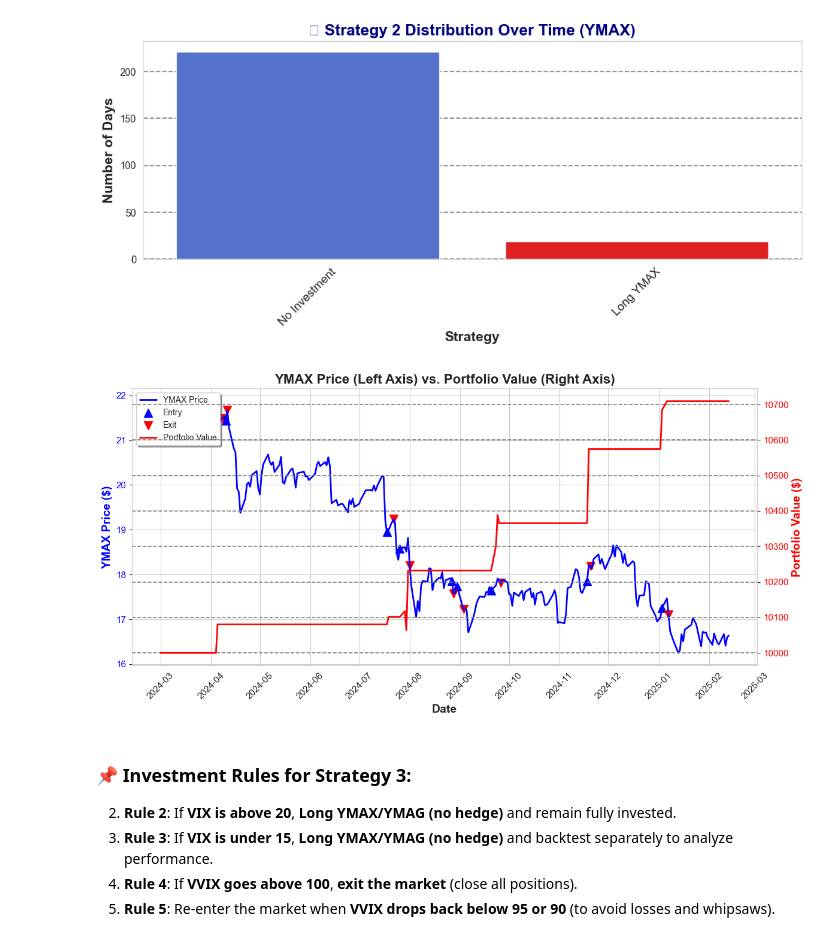
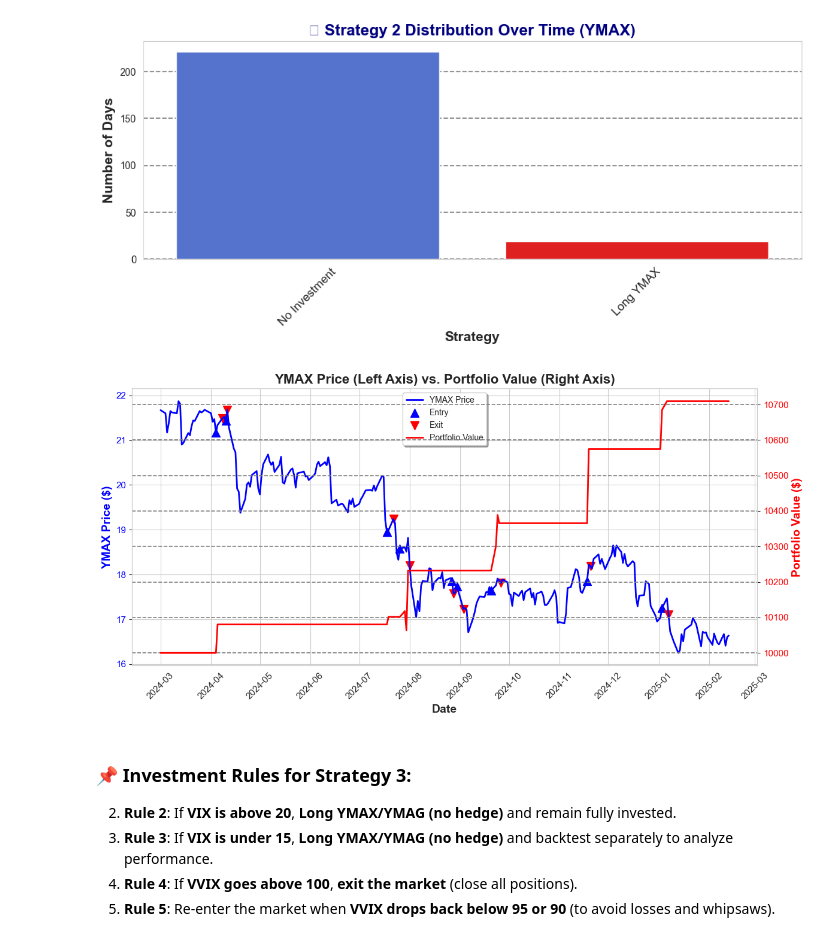
Before and after one commit to BensonMunene/Ratios-Strategy-App, a Jupyter notebook: Codes/Backtesting Strategy 2.ipynb, the cells around one changed output. Drawn from its saved outputs; the diff is of its cells as text; code cells hidden in the pictures.

```diff
--- a/Codes/Backtesting Strategy 2.ipynb
+++ b/Codes/Backtesting Strategy 2.ipynb
@@ -684,32 +687,32 @@ plt.yticks(fontsize=11)
 
 # ---------------------------------------------
 # RIGHT Y-AXIS: Plot Portfolio Value
 # ---------------------------------------------
 ax2 = ax1.twinx()  # share the same x-axis
 ax2.set_ylabel("Portfolio Value ($)", fontsize=14, fontweight="bold", color="red")
 
 line2, = ax2.plot(
     ymax_df["Date"],
     ymax_df["Portfolio_Value"],
     color="red",
     linewidth=2,
     label="Portfolio Value"
 )
 ax2.tick_params(axis='y', labelcolor="red")
 plt.yticks(fontsize=11)
 
 # ---------------------------------------------
 # STEP D: Enhance the Plot
 # ---------------------------------------------
 plt.title("YMAX Price (Left Axis) vs. Portfolio Value (Right Axis)", fontsize=16, fontweight="bold")
 plt.grid(True, linestyle="--", linewidth=1.2, color="gray")
 
 # Combine legends from both axes
 lines_1, labels_1 = ax1.get_legend_handles_labels()
 lines_2, labels_2 = ax2.get_legend_handles_labels()
-ax1.legend(lines_1 + lines_2, labels_1 + labels_2, loc="upper left", frameon=True, shadow=True)
+ax1.legend(lines_1 + lines_2, labels_1 + labels_2, loc="upper center", frameon=True, shadow=True)
 
 plt.tight_layout()
 plt.show()
 # %% [output]
-[figure, old version]
+[figure, new version]
```
Also changed, not shown: parts of 4 cells of this notebook.
